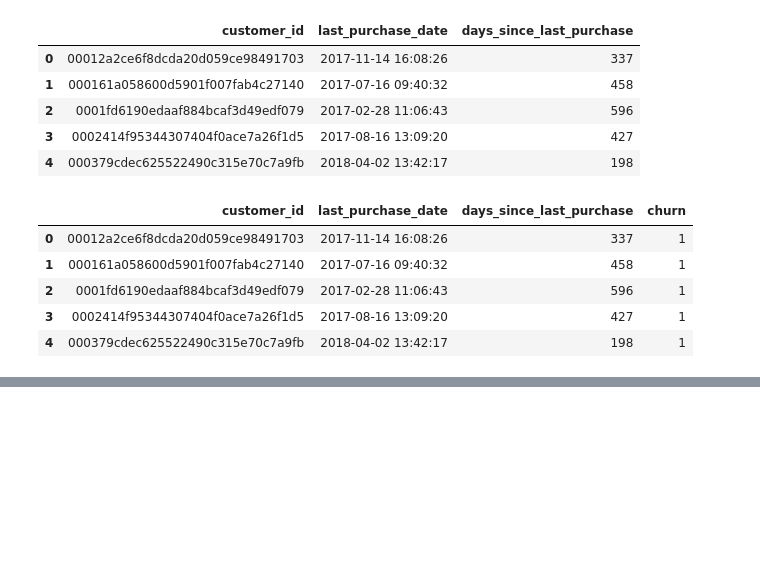
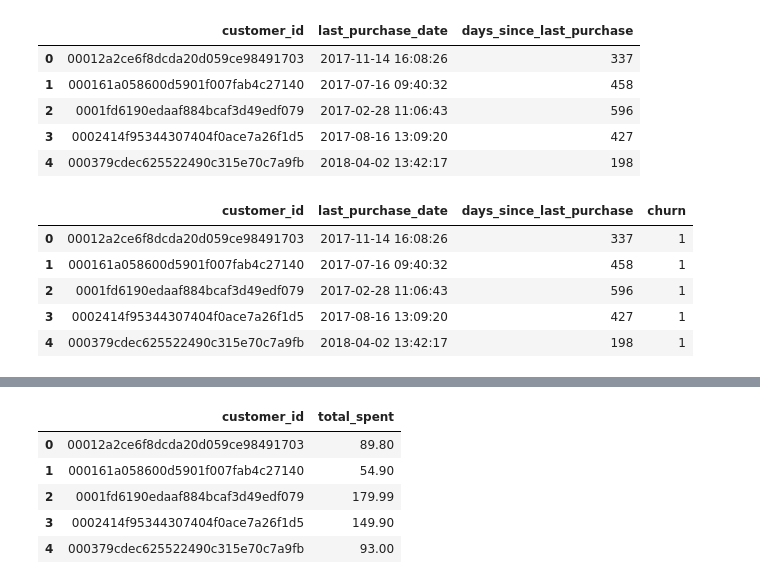
Before and after one commit to egrazm/olistlab, a Jupyter notebook: notebooks/02_churn_preprocessing.ipynb, the cells around one changed output, grey strips where cells are left out. Cells and saved outputs as stored; diff of their text form; code cells hidden in the pictures; blank space fills up the shorter version.

```diff
--- a/notebooks/02_churn_preprocessing.ipynb
+++ b/notebooks/02_churn_preprocessing.ipynb
@@ -66,0 +83,19 @@ payments = pd.read_csv("../data/olist_order_payments_dataset.csv")
+# %%
+# Unimos orders con order_items para saber cuánto gastó cada cliente
+orders_items = orders.merge(order_items, on="order_id", how="left")
+
+total_spent = (
+    orders_items.groupby("customer_id")["price"]
+                .sum()
+                .reset_index()
+)
+
+total_spent.columns = ["customer_id", "total_spent"]
+total_spent.head()
+# %% [output]
+|  | customer_id | total_spent |
+| 0 | 00012a2ce6f8dcda20d059ce98491703 | 89.80 |
+| 1 | 000161a058600d5901f007fab4c27140 | 54.90 |
+| 2 | 0001fd6190edaaf884bcaf3d49edf079 | 179.99 |
+| 3 | 0002414f95344307404f0ace7a26f1d5 | 149.90 |
+| 4 | 000379cdec625522490c315e70c7a9fb | 93.00 |
```
Also changed, not shown: parts of 12 cells of this notebook.
